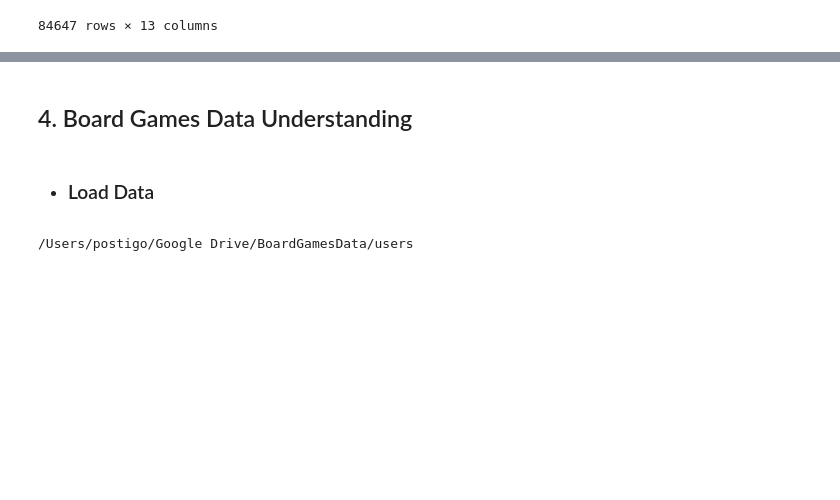
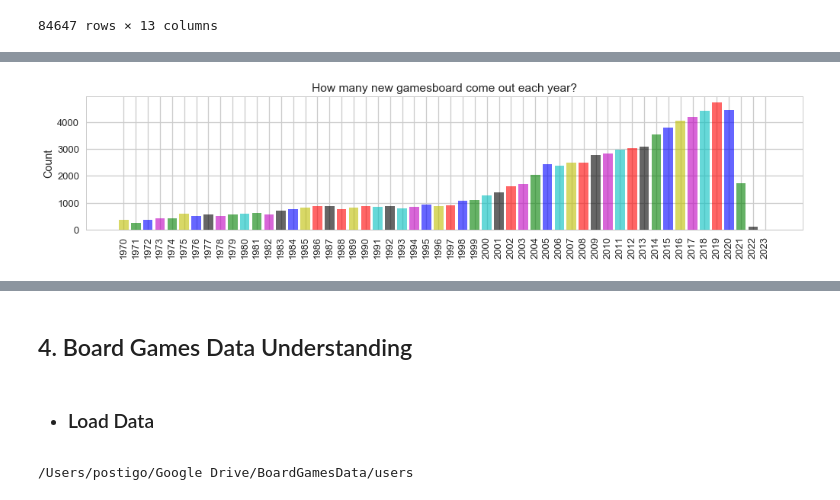
Before and after one commit to LourdesRodriguez/recommender_system, a Jupyter notebook: 2_Data_Understanding.ipynb, the cells around one changed output, grey strips where cells are left out. Drawn from its saved outputs; the diff is of its cells as text; code cells hidden in the pictures; blank space fills up the shorter version.

```diff
--- a/2_Data_Understanding.ipynb
+++ b/2_Data_Understanding.ipynb
@@ -212,8 +200,8 @@ dtype: int64
 #### Discard columns with all null values and columns not interesting for this analysis
 # %%
 cols= ['bgg_id', 'name', 'year','designer','min_players', 'max_players','min_time', 'max_time', 'category','mechanic','cooperative','rank', 'num_votes']
-bg= pd.read_csv(file,usecols= cols, low_memory=False)
-bg.head()
+dfbg2= pd.read_csv(file,usecols= cols, low_memory=False)
+dfbg2.head()
 # %% [output]
 |  | bgg_id | name | year | designer | min_players | max_players | min_time | max_time | category | mechanic | ... |
 | 0 | 1 | Die Macher | 1986.0 | 1 | 3.0 | 5.0 | 240.0 | 240.0 | 1021,1026,1001 | 2916,2080,2012,2072,2040,2020 | ... |
@@ -386,0 +351,3 @@ memory usage: 9.0+ MB
+# %%
+dfbg3=dfbg2[dfbg2['year']>=1970]
+dfbg3.info()
@@ -387,8 +375,8 @@ memory usage: 9.0+ MB
 # %%
 # Change the data types
-bg3=bg2.copy()
-bg3['year']=bg3.loc[:, 'year'].apply(np.int)
-bg3
+bg=dfbg3.copy()
+bg['year']=bg.loc[:, 'year'].apply(np.int)
+bg
 # %% [output]
 |  | bgg_id | name | year | designer | min_players | max_players | min_time | max_time | category | mechanic | ... |
 | 0 | 1 | Die Macher | 1986 | 1 | 3.0 | 5.0 | 240.0 | 240.0 | 1021,1026,1001 | 2916,2080,2012,2072,2040,2020 | ... |
@@ -428,0 +419,4 @@ memory usage: 11.1+ MB
+# %%
+year_num=list(bg['year'])
+year_count={i:year_num.count(i) for i in year_num}
+print(year_count)
@@ -428,0 +446,13 @@ memory usage: 11.1+ MB
+# %%
+yy= list(year_count.values())
+xy= list(year_count.keys())
+
+style.use('seaborn-talk')
+plt.figure(figsize=(15,3))
+plt.bar(xy,yy, alpha=0.6, color=list('rgbkymc'))
+plt.xticks(xy, rotation=90)
+plt.ylabel('Count')
+plt.title('How many new gamesboard come out each year?')
+plt.show();
+# %% [output]
+[figure, added]
```
Also changed, not shown: parts of 10 cells of this notebook.
